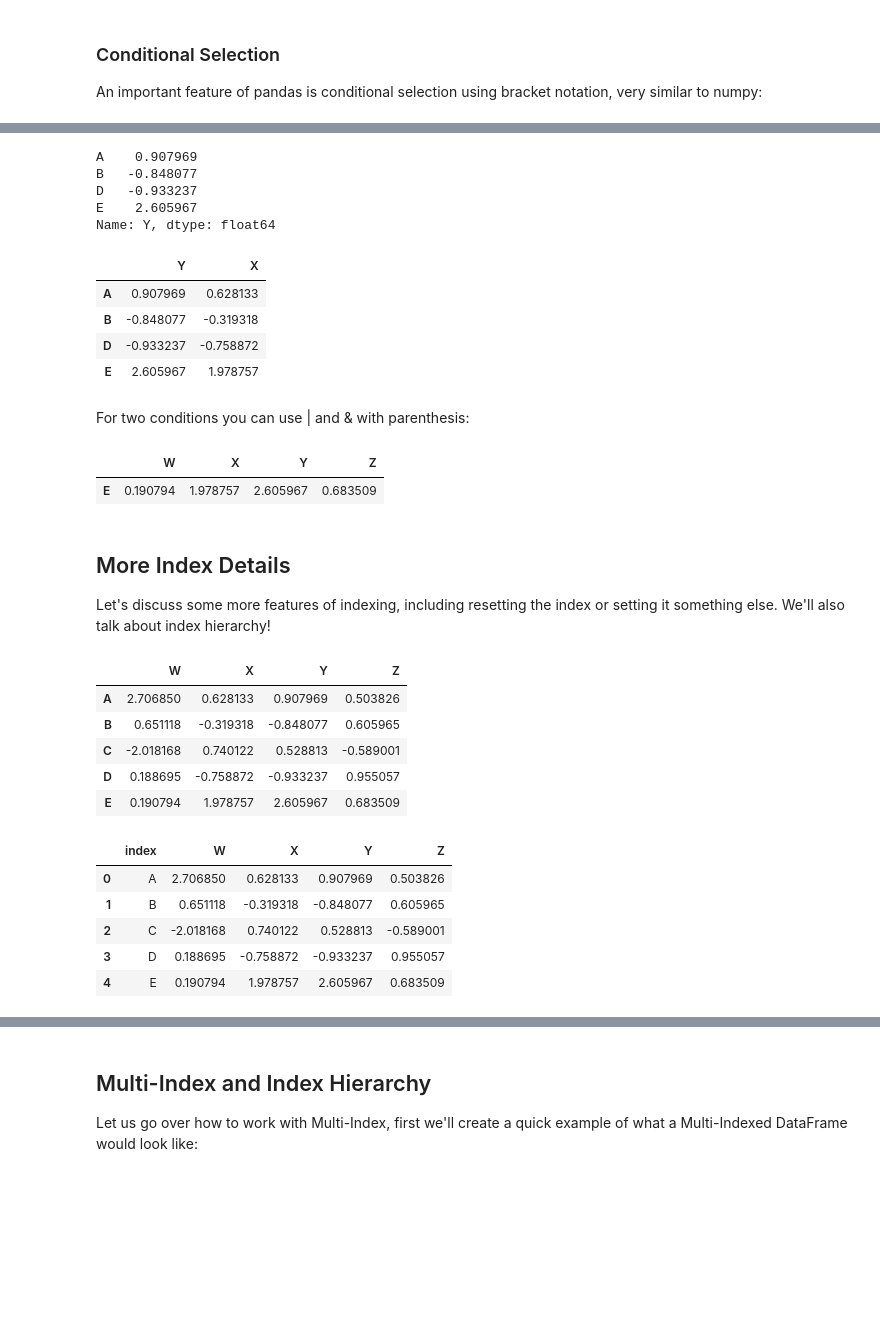
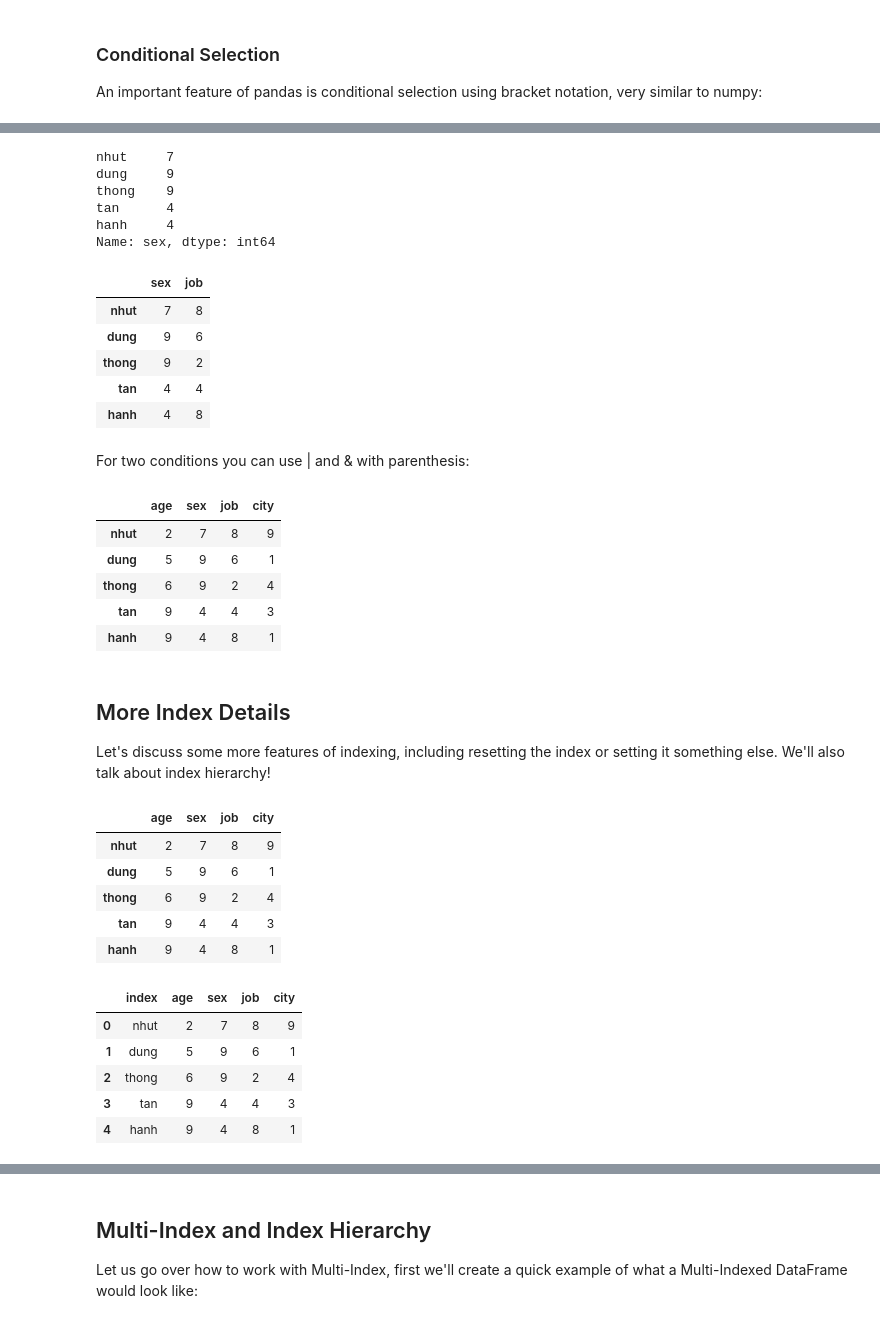
Before and after one commit to nhutphong/data-science, a Jupyter notebook: 03-Python-for-Data-Analysis-Pandas/03-DataFrames.ipynb, the cells around one changed output, grey strips where cells are left out. Saved outputs shown, nothing was run; the diff lists cells and outputs as text; code cells hidden in the pictures; blank space fills up the shorter version.

```diff
--- a/03-Python-for-Data-Analysis-Pandas/03-DataFrames.ipynb
+++ b/03-Python-for-Data-Analysis-Pandas/03-DataFrames.ipynb
@@ -9,3 +7,18 @@ df = pd.DataFrame(randn(5,4),index='A B C D E'.split(),columns='W X Y Z'.split()
+# %%
+note = """
+    index = rows => moi row nhu 1 object co 4 attrs W, X, Y, Z
+    columns = moi 1 column la list[attrs]
+
+    update: df['NEW'] = [3,2,15,20,5]
+    df['NEW'] = df['Y'] + df['Z']
+
+"""
+
+index = 'nhut dung thong tan hanh'.split()
+columns = 'age sex job city'.split()
+
+data = np.random.randint(1,10,(5,4))
+df = pd.DataFrame(data,index=index,columns=columns)
 # %%
 df
 # %% [output]
@@ -57,7 +70,7 @@ pandas.core.series.Series
 # %% [markdown]
 **Creating a new column:**
 # %%
-df['new'] = df['W'] + df['Y']
+df['new'] = df['age'] + df['job']
 # %%
 df
 # %% [output]
@@ -179,26 +206,32 @@ df[df['W']>0]
 # %%
-df[df['W']>0]['Y']
+df[df['age']>0]['sex']
 # %% [output]
-A    0.907969
-B   -0.848077
-D   -0.933237
-E    2.605967
-Name: Y, dtype: float64
+nhut     7
+dung     9
+thong    9
+tan      4
+hanh     4
+Name: sex, dtype: int64
 # %%
-df[df['W']>0][['Y','X']]
+df[df['age']>0][['sex','job']]
 # %% [output]
-|  | Y | X |
-| A | 0.907969 | 0.628133 |
-| B | -0.848077 | -0.319318 |
-| D | -0.933237 | -0.758872 |
-| E | 2.605967 | 1.978757 |
+|  | sex | job |
+| nhut | 7 | 8 |
+| dung | 9 | 6 |
+| thong | 9 | 2 |
+| tan | 4 | 4 |
+| hanh | 4 | 8 |
 # %% [markdown]
 For two conditions you can use | and & with parenthesis:
 # %%
-df[(df['W']>0) & (df['Y'] > 1)]
+df[(df['age']>0) & (df['sex'] > 1)]
 # %% [output]
-|  | W | X | Y | Z |
-| E | 0.190794 | 1.978757 | 2.605967 | 0.683509 |
+|  | age | sex | job | city |
+| nhut | 2 | 7 | 8 | 9 |
+| dung | 5 | 9 | 6 | 1 |
+| thong | 6 | 9 | 2 | 4 |
+| tan | 9 | 4 | 4 | 3 |
+| hanh | 9 | 4 | 8 | 1 |
 # %% [markdown]
 ## More Index Details
 
@@ -206,22 +239,22 @@ Let's discuss some more features of indexing, including resetting the index or s
 # %%
 df
 # %% [output]
-|  | W | X | Y | Z |
-| A | 2.706850 | 0.628133 | 0.907969 | 0.503826 |
-| B | 0.651118 | -0.319318 | -0.848077 | 0.605965 |
-| C | -2.018168 | 0.740122 | 0.528813 | -0.589001 |
-| D | 0.188695 | -0.758872 | -0.933237 | 0.955057 |
-| E | 0.190794 | 1.978757 | 2.605967 | 0.683509 |
+|  | age | sex | job | city |
+| nhut | 2 | 7 | 8 | 9 |
+| dung | 5 | 9 | 6 | 1 |
+| thong | 6 | 9 | 2 | 4 |
+| tan | 9 | 4 | 4 | 3 |
+| hanh | 9 | 4 | 8 | 1 |
 # %%
 # Reset to default 0,1...n index
 df.reset_index()
 # %% [output]
-|  | index | W | X | Y | Z |
-| 0 | A | 2.706850 | 0.628133 | 0.907969 | 0.503826 |
-| 1 | B | 0.651118 | -0.319318 | -0.848077 | 0.605965 |
-| 2 | C | -2.018168 | 0.740122 | 0.528813 | -0.589001 |
-| 3 | D | 0.188695 | -0.758872 | -0.933237 | 0.955057 |
-| 4 | E | 0.190794 | 1.978757 | 2.605967 | 0.683509 |
+|  | index | age | sex | job | city |
+| 0 | nhut | 2 | 7 | 8 | 9 |
+| 1 | dung | 5 | 9 | 6 | 1 |
+| 2 | thong | 6 | 9 | 2 | 4 |
+| 3 | tan | 9 | 4 | 4 | 3 |
+| 4 | hanh | 9 | 4 | 8 | 1 |
 # %%
 newind = 'CA NY WY OR CO'.split()
 # %%
```
Also changed, not shown: parts of 39 cells of this notebook.
